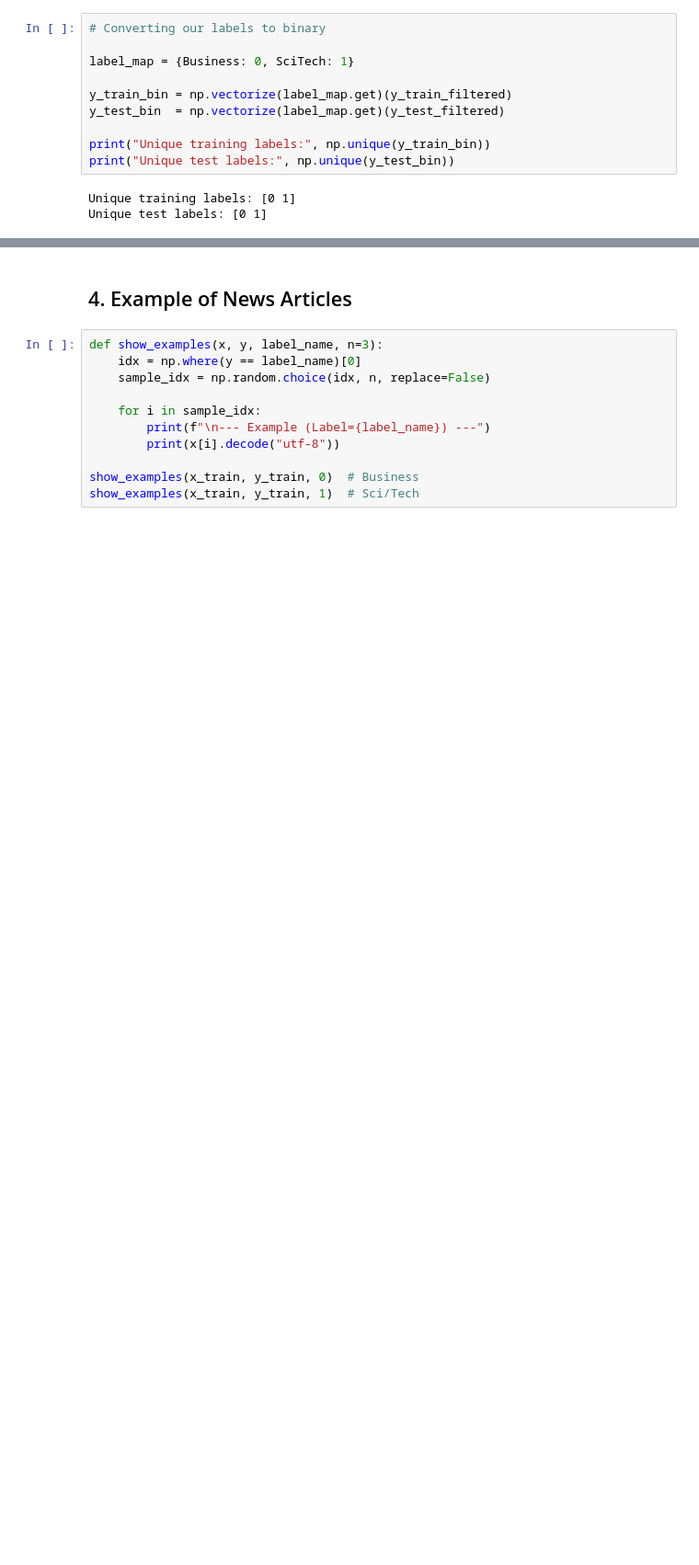
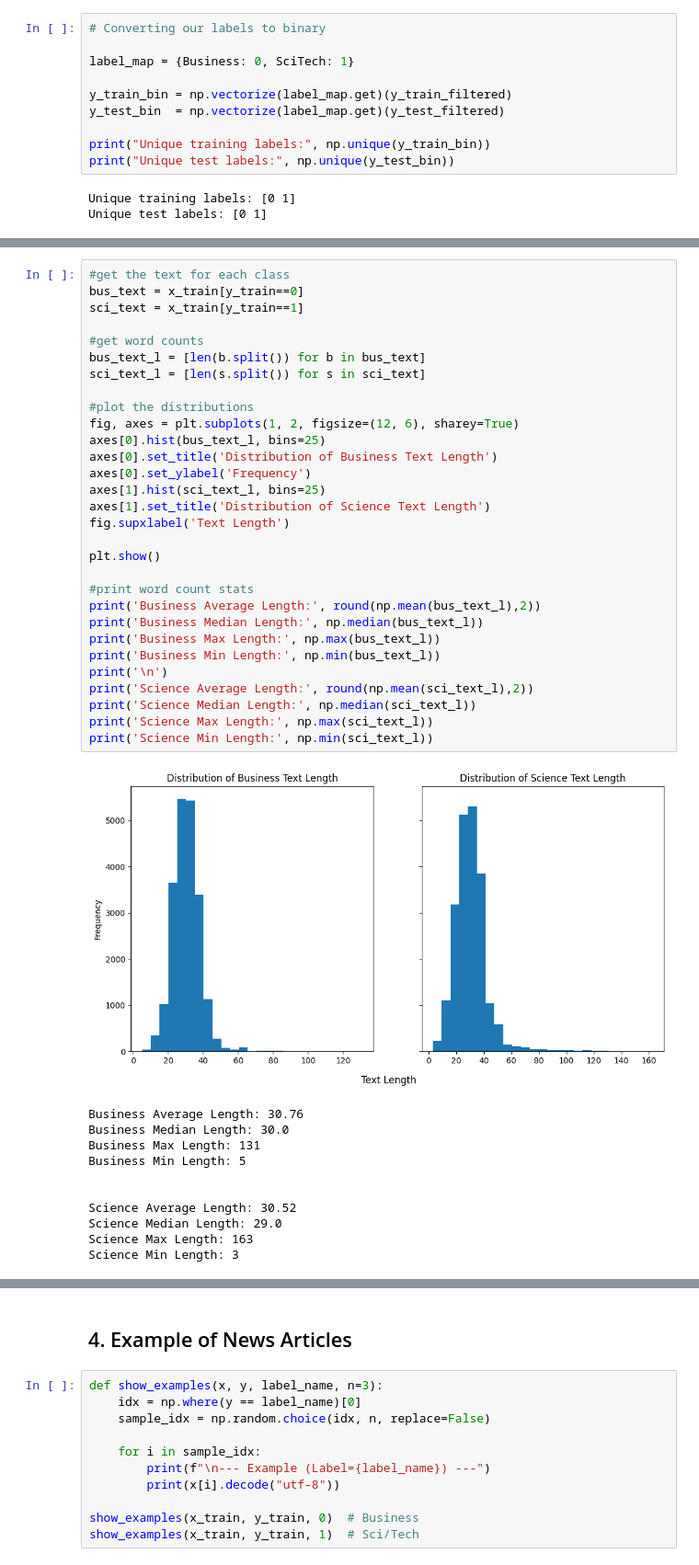
Before and after one commit to ehaley3/Advanced_Machine_Learning_Final_Project2025, a Jupyter notebook: AML_Final_Project_Group2.ipynb, the cells around one changed output, grey strips where cells are left out. Shown at 92% size. Cells and saved outputs as stored; diff of their text form; blank space fills up the shorter version.

```diff
--- a/AML_Final_Project_Group2.ipynb
+++ b/AML_Final_Project_Group2.ipynb
@@ -174,0 +213,42 @@ array([21000, 21000])
+# %%
+#get the text for each class
+bus_text = x_train[y_train==0]
+sci_text = x_train[y_train==1]
+
+#get word counts
+bus_text_l = [len(b.split()) for b in bus_text]
+sci_text_l = [len(s.split()) for s in sci_text]
+
+#plot the distributions
+fig, axes = plt.subplots(1, 2, figsize=(12, 6), sharey=True)
+axes[0].hist(bus_text_l, bins=25)
+axes[0].set_title('Distribution of Business Text Length')
+axes[0].set_ylabel('Frequency')
+axes[1].hist(sci_text_l, bins=25)
+axes[1].set_title('Distribution of Science Text Length')
+fig.supxlabel('Text Length')
+
+plt.show()
+
+#print word count stats
+print('Business Average Length:', round(np.mean(bus_text_l),2))
+print('Business Median Length:', np.median(bus_text_l))
+print('Business Max Length:', np.max(bus_text_l))
+print('Business Min Length:', np.min(bus_text_l))
+print('\n')
+print('Science Average Length:', round(np.mean(sci_text_l),2))
+print('Science Median Length:', np.median(sci_text_l))
+print('Science Max Length:', np.max(sci_text_l))
+print('Science Min Length:', np.min(sci_text_l))
+# %% [output]
+[figure, added]
+Business Average Length: 30.76
+Business Median Length: 30.0
+Business Max Length: 131
+Business Min Length: 5
+
+
+Science Average Length: 30.52
+Science Median Length: 29.0
+Science Max Length: 163
+Science Min Length: 3
```
Also changed, not shown: parts of 44 cells of this notebook.
